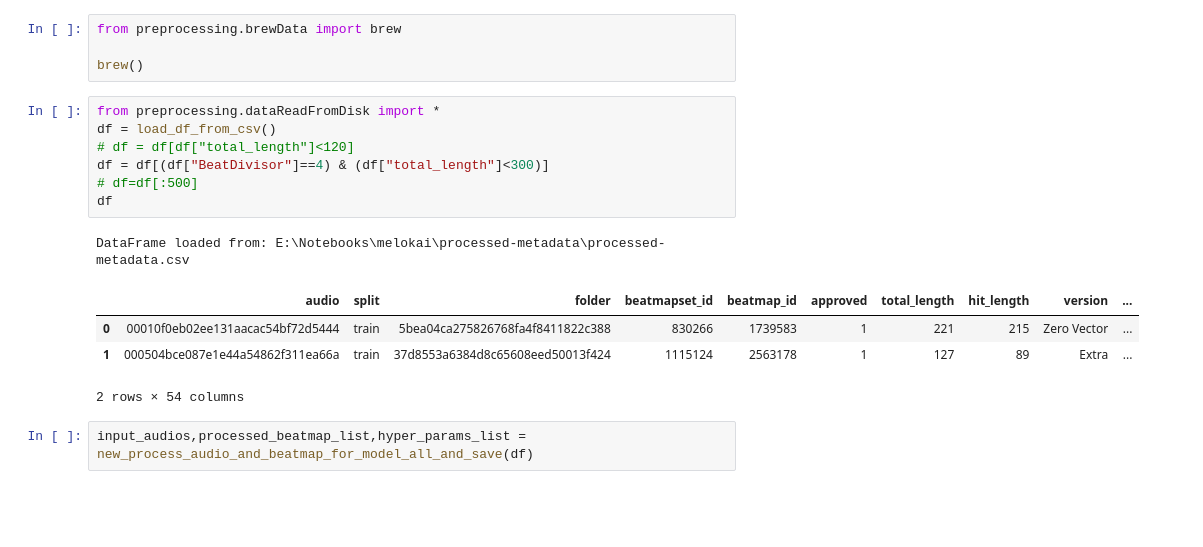
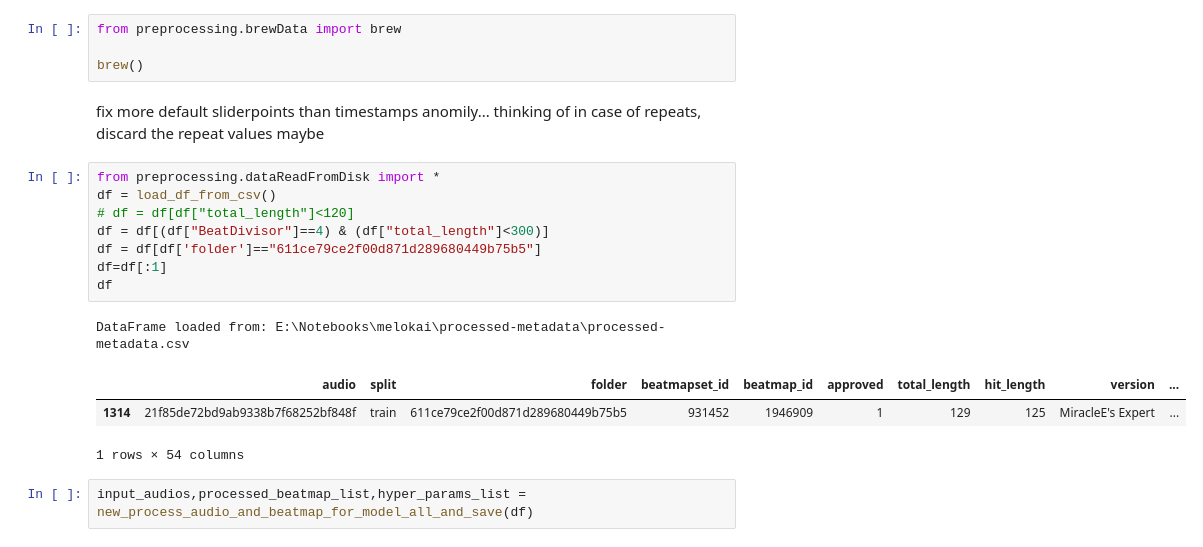
Before and after one commit to darshsingh116/melokai, a Jupyter notebook: preprocessData.ipynb, the cells around one changed output. Drawn from its saved outputs; the diff is of its cells as text; blank space fills up the shorter version.

```diff
--- a/preprocessData.ipynb
+++ b/preprocessData.ipynb
@@ -12,19 +12,21 @@ WORKING ON PYTHON 3.7.12
 from preprocessing.brewData import brew
 
 brew()
+# %% [markdown]
+fix more default sliderpoints than timestamps anomily... thinking of in case of repeats, discard the repeat values maybe
 # %%
 from preprocessing.dataReadFromDisk import *
 df = load_df_from_csv()
 # df = df[df["total_length"]<120]
 df = df[(df["BeatDivisor"]==4) & (df["total_length"]<300)]
-# df=df[:500]
+df = df[df['folder']=="611ce79ce2f00d871d289680449b75b5"]
+df=df[:1]
 df
 # %% [output]
 DataFrame loaded from: E:\Notebooks\melokai\processed-metadata\processed-metadata.csv
 |  | audio | split | folder | beatmapset_id | beatmap_id | approved | total_length | hit_length | version | ... |
-| 0 | 00010f0eb02ee131aacac54bf72d5444 | train | 5bea04ca275826768fa4f8411822c388 | 830266 | 1739583 | 1 | 221 | 215 | Zero Vector | ... |
-| 1 | 000504bce087e1e44a54862f311ea66a | train | 37d8553a6384d8c65608eed50013f424 | 1115124 | 2563178 | 1 | 127 | 89 | Extra | ... |
+| 1314 | 21f85de72bd9ab9338b7f68252bf848f | train | 611ce79ce2f00d871d289680449b75b5 | 931452 | 1946909 | 1 | 129 | 125 | MiracleE's Expert | ... |
-2 rows × 54 columns
+1 rows × 54 columns
 # %%
 input_audios,processed_beatmap_list,hyper_params_list = new_process_audio_and_beatmap_for_model_all_and_save(df)
 # %% [markdown]
```
Also changed, not shown: parts of 4 cells of this notebook, 7 other files.
